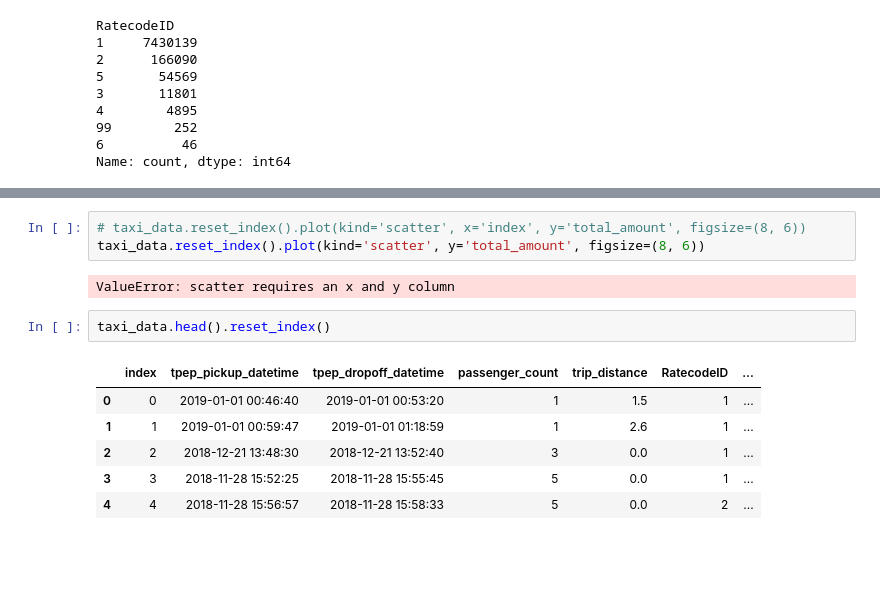
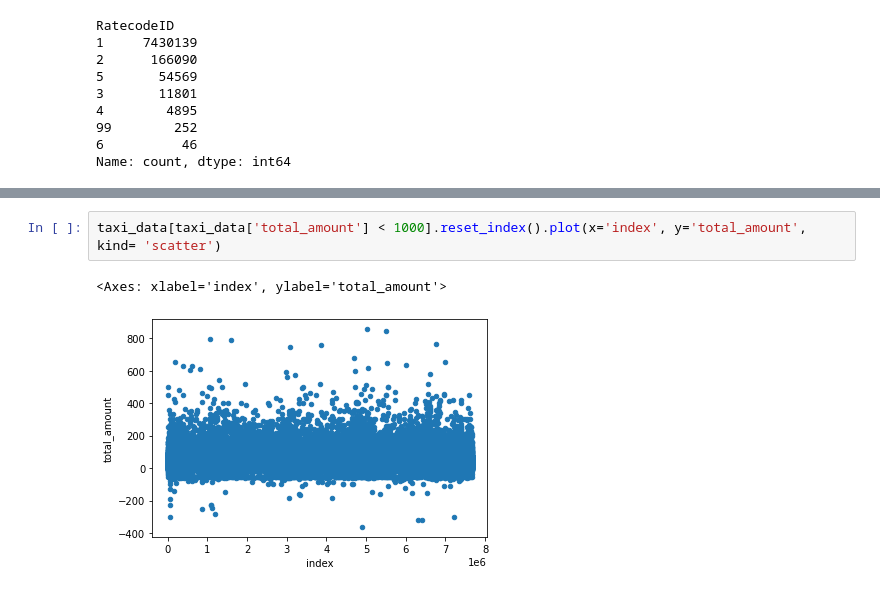
Before and after one commit to getpeped/Projects, a Jupyter notebook: yellow_taxi_trip_records/module2.ipynb, the cells around one changed output, grey strips where cells are left out. Drawn from its saved outputs; the diff is of its cells as text; blank space fills up the shorter version.

```diff
--- a/yellow_taxi_trip_records/module2.ipynb
+++ b/yellow_taxi_trip_records/module2.ipynb
@@ -83,14 +101,5 @@ Name: count, dtype: int64
 # %%
-# taxi_data.reset_index().plot(kind='scatter', x='index', y='total_amount', figsize=(8, 6))
-taxi_data.reset_index().plot(kind='scatter', y='total_amount', figsize=(8, 6))
+taxi_data[taxi_data['total_amount'] < 1000].reset_index().plot(x='index', y='total_amount', kind= 'scatter')
 # %% [output]
-ValueError: scatter requires an x and y column
+<Axes: xlabel='index', ylabel='total_amount'>
+[figure, added]
-# %%
-taxi_data.head().reset_index()
-# %% [output]
-|  | index | tpep_pickup_datetime | tpep_dropoff_datetime | passenger_count | trip_distance | RatecodeID | ... |
-| 0 | 0 | 2019-01-01 00:46:40 | 2019-01-01 00:53:20 | 1 | 1.5 | 1 | ... |
-| 1 | 1 | 2019-01-01 00:59:47 | 2019-01-01 01:18:59 | 1 | 2.6 | 1 | ... |
-| 2 | 2 | 2018-12-21 13:48:30 | 2018-12-21 13:52:40 | 3 | 0.0 | 1 | ... |
-| 3 | 3 | 2018-11-28 15:52:25 | 2018-11-28 15:55:45 | 5 | 0.0 | 1 | ... |
-| 4 | 4 | 2018-11-28 15:56:57 | 2018-11-28 15:58:33 | 5 | 0.0 | 2 | ... |
```
Also changed, not shown: parts of 8 cells of this notebook.
